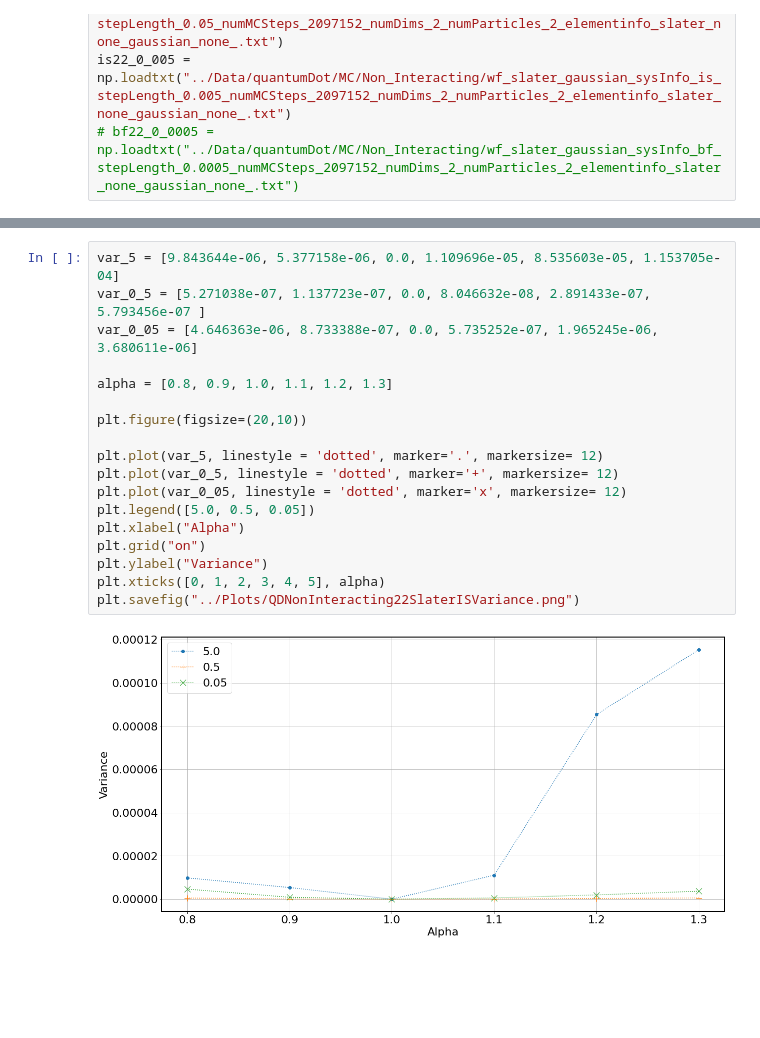
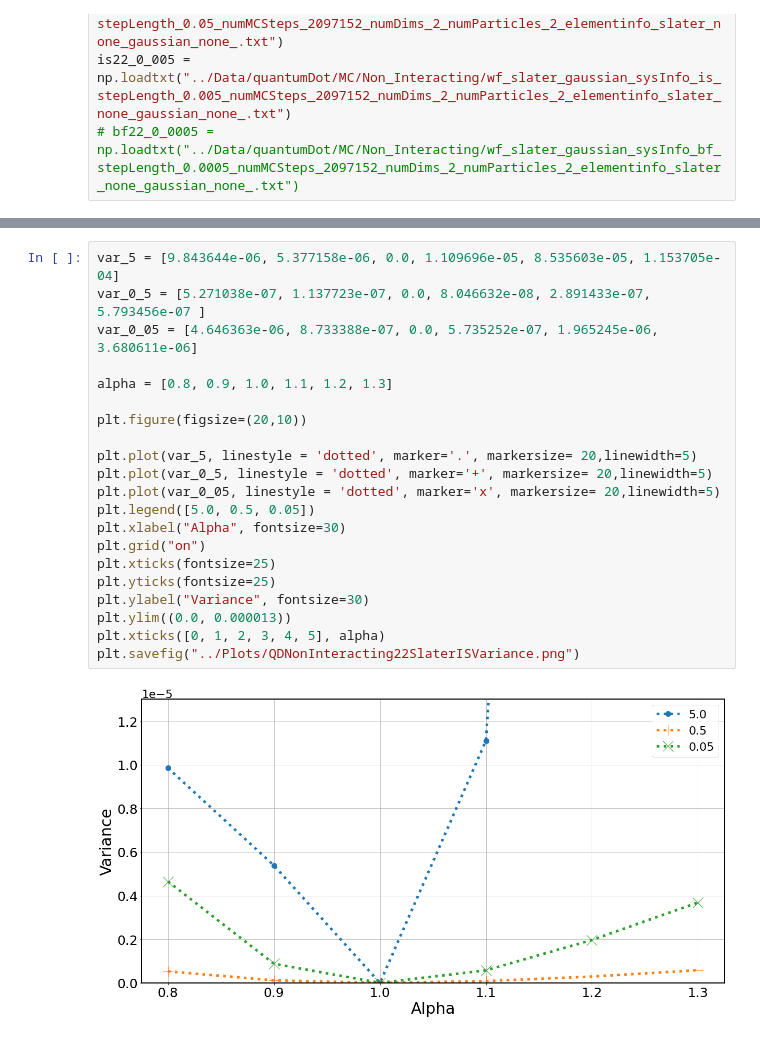
Before and after one commit to MartinKHovden/Thesis, a Jupyter notebook: VMC/src_V2/Simulations/Notebooks/QDNonInteractingSamplingComparisonSlater.ipynb, the cells around one changed output, grey strips where cells are left out. Cells and saved outputs as stored; diff of their text form; blank space fills up the shorter version.

```diff
--- a/VMC/src_V2/Simulations/Notebooks/QDNonInteractingSamplingComparisonSlater.ipynb
+++ b/VMC/src_V2/Simulations/Notebooks/QDNonInteractingSamplingComparisonSlater.ipynb
@@ -323,20 +329,23 @@ plt.savefig("../Plots/QDNonInteracting22SlaterISEnergy.png")
 # %%
 var_5 = [9.843644e-06, 5.377158e-06, 0.0, 1.109696e-05, 8.535603e-05, 1.153705e-04]
 var_0_5 = [5.271038e-07, 1.137723e-07, 0.0, 8.046632e-08, 2.891433e-07, 5.793456e-07 ]
 var_0_05 = [4.646363e-06, 8.733388e-07, 0.0, 5.735252e-07, 1.965245e-06, 3.680611e-06]
 
 alpha = [0.8, 0.9, 1.0, 1.1, 1.2, 1.3]
 
 plt.figure(figsize=(20,10))
 
-plt.plot(var_5, linestyle = 'dotted', marker='.', markersize= 12)
-plt.plot(var_0_5, linestyle = 'dotted', marker='+', markersize= 12)
-plt.plot(var_0_05, linestyle = 'dotted', marker='x', markersize= 12)
+plt.plot(var_5, linestyle = 'dotted', marker='.', markersize= 20,linewidth=5)
+plt.plot(var_0_5, linestyle = 'dotted', marker='+', markersize= 20,linewidth=5)
+plt.plot(var_0_05, linestyle = 'dotted', marker='x', markersize= 20,linewidth=5)
 plt.legend([5.0, 0.5, 0.05])
-plt.xlabel("Alpha")
+plt.xlabel("Alpha", fontsize=30)
 plt.grid("on")
-plt.ylabel("Variance")
+plt.xticks(fontsize=25)
+plt.yticks(fontsize=25)
+plt.ylabel("Variance", fontsize=30)
+plt.ylim((0.0, 0.000013))
 plt.xticks([0, 1, 2, 3, 4, 5], alpha)
 plt.savefig("../Plots/QDNonInteracting22SlaterISVariance.png")
 # %% [output]
-[figure, old version]
+[figure, new version]
```
Also changed, not shown: parts of 6 cells of this notebook, 20 other files.
